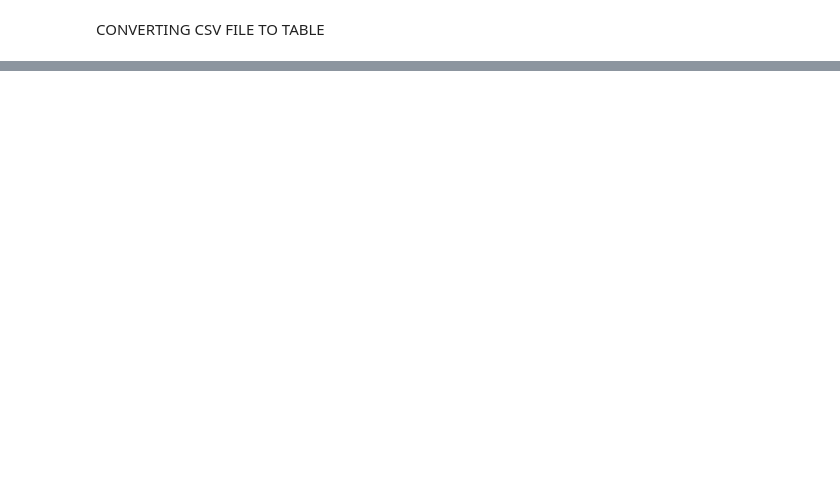
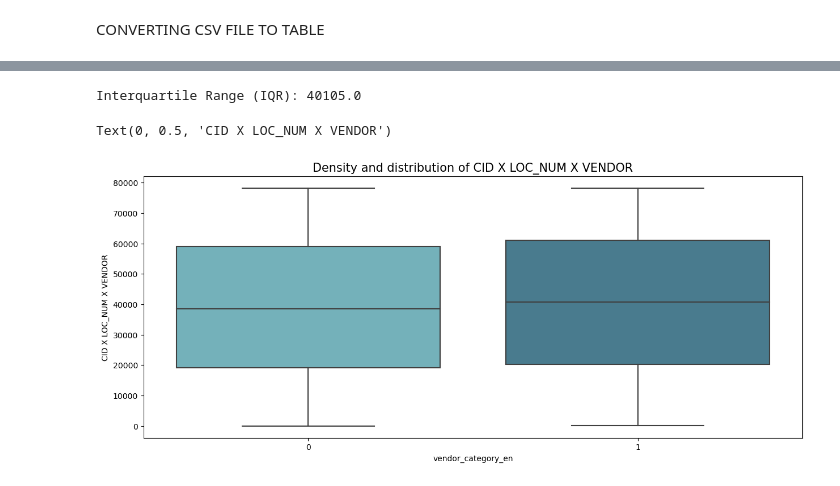
Before and after one commit to The-DigitalAcademy/Restaurant_Recommendation, a Jupyter notebook: ResturantRecommend(SQL).ipynb, the cells around one changed output, grey strips where cells are left out. Saved outputs shown, nothing was run; the diff lists cells and outputs as text; code cells hidden in the pictures; blank space fills up the shorter version.

```diff
--- a/ResturantRecommend(SQL).ipynb
+++ b/ResturantRecommend(SQL).ipynb
@@ -41,0 +56,8 @@ test_locations = pd.read_csv('/Users/da_m1_52/Downloads/test_locations.csv')
+# %%
+vendors = pd.read_csv('/Users/da_m1_52/Downloads/Vendors.csv')
+orders = pd.read_csv('/Users/da_m1_52/Downloads/orders.csv')
+train_locations = pd.read_csv('/Users/da_m1_52/Downloads/train_locations.csv')
+train_customers= pd.read_csv('/Users/da_m1_52/Downloads/train_customers.csv')
+test_locations = pd.read_csv('/Users/da_m1_52/Downloads/test_locations.csv')
+test_customers= pd.read_csv('/Users/da_m1_52/Downloads/test_customers.csv')
+FinalDT= pd.read_csv('/Users/da_m1_52/Downloads/FinalDT.csv')
@@ -197,0 +394,7 @@ Restaurant A
+# %%
+
+le = LabelEncoder()
+le = LabelEncoder()
+le.fit(FinalDT["CID X LOC_NUM X VENDOR"])
+FinalDT["CID X LOC_NUM X VENDOR"] = le.transform(FinalDT["CID X LOC_NUM X VENDOR"])
+le = LabelEncoder()
@@ -197,0 +464,17 @@ Restaurant A
+# %%
+Q1 = FinalDT['CID X LOC_NUM X VENDOR'].quantile(0.25)
+Q3 = FinalDT['CID X LOC_NUM X VENDOR'].quantile(0.75)
+IQR = Q3 - Q1
+
+print("Interquartile Range (IQR):", IQR)
+# %% [output]
+Interquartile Range (IQR): 40105.0
+# %%
+plt.figure(figsize=(15,6))
+sns.boxplot(data=FinalDT, x='vendor_category_en', y='CID X LOC_NUM X VENDOR', palette='GnBu_d')
+plt.title('Density and distribution of CID X LOC_NUM X VENDOR' , fontsize=15)
+plt.xlabel('vendor_category_en')
+plt.ylabel("CID X LOC_NUM X VENDOR")
+# %% [output]
+Text(0, 0.5, 'CID X LOC_NUM X VENDOR')
+[figure, added]
```
Also changed, not shown: parts of 53 cells of this notebook.
